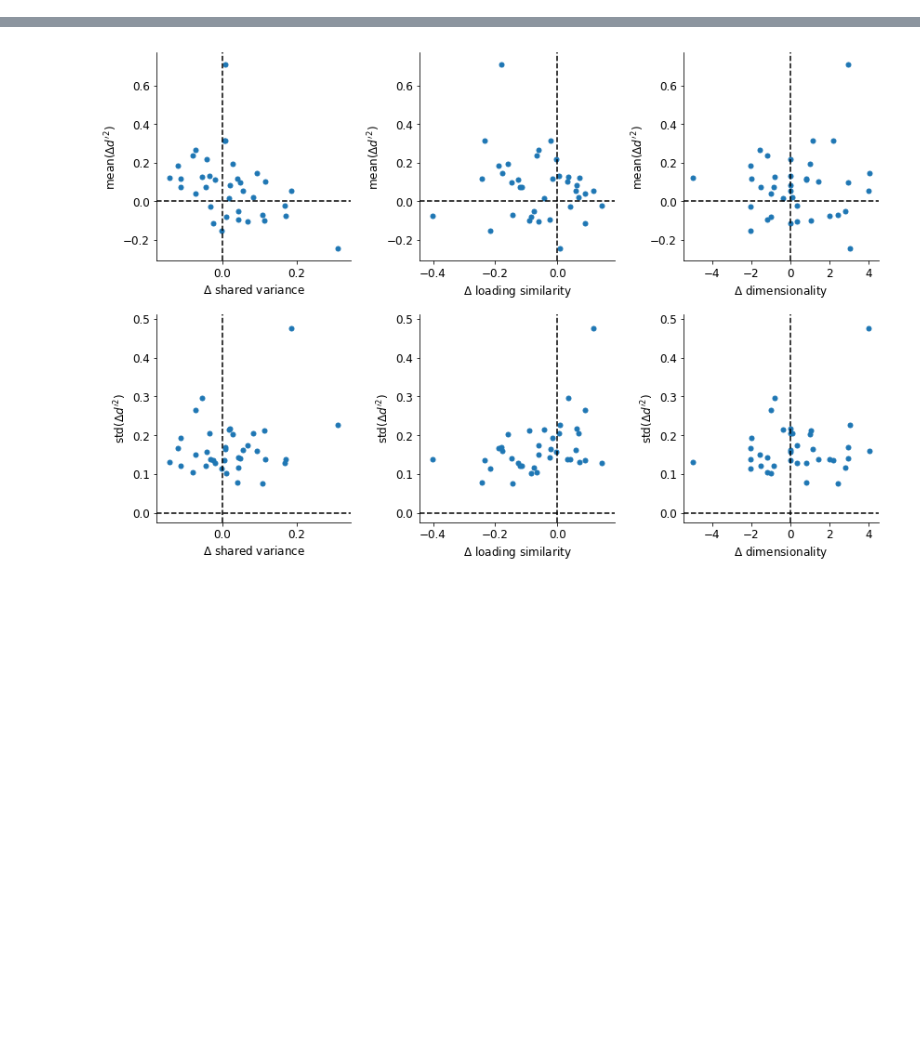
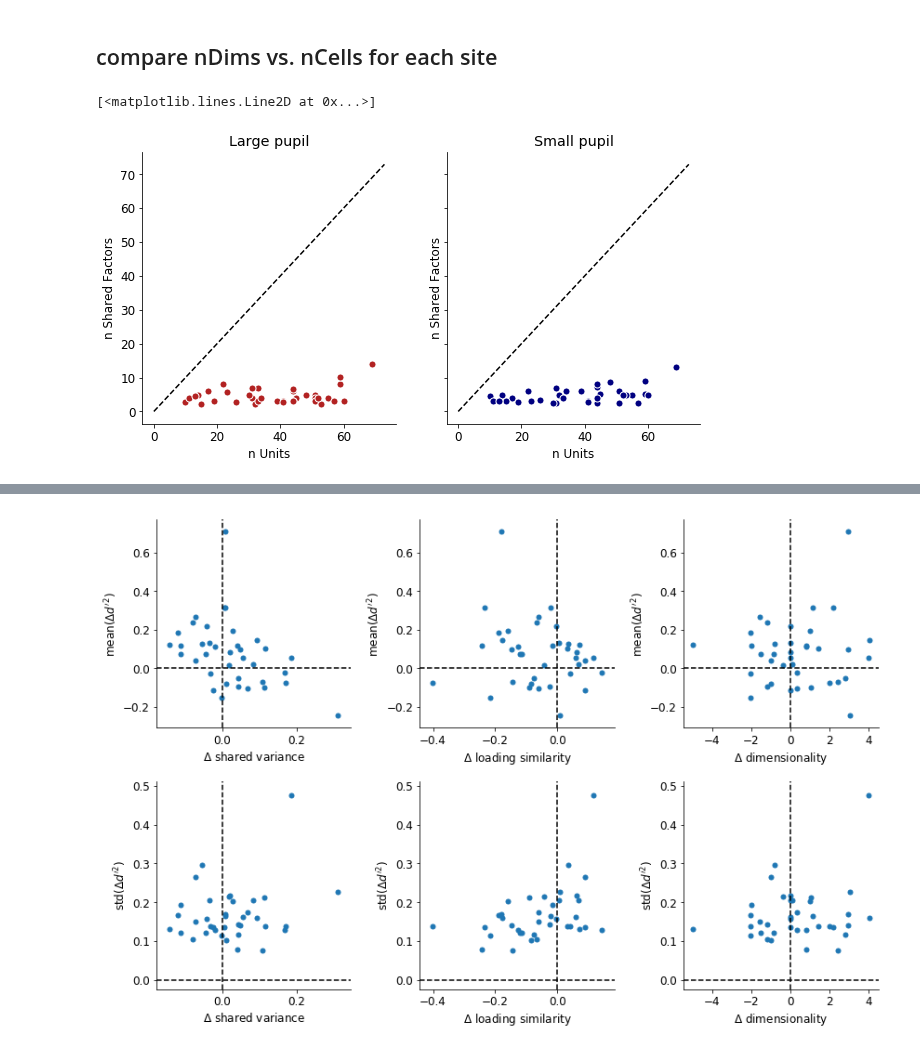
Before and after one commit to crheller/nat_pup_ms, a Jupyter notebook: FA/summary.ipynb, the cells around one changed output, grey strips where cells are left out. Saved outputs shown, nothing was run; the diff lists cells and outputs as text; code cells hidden in the pictures; blank space fills up the shorter version.

```diff
--- a/FA/summary.ipynb
+++ b/FA/summary.ipynb
@@ -60,3 +73,26 @@ Text(0.5, 1.0, 'nDim')
+# %% [markdown]
+## compare nDims vs. nCells for each site
+# %%
+mask =  [True]*len(metrics) #
+f, ax = plt.subplots(1, 2, figsize=(10, 5), sharex=True, sharey=True)
+
+ax[0].scatter(metrics[mask]["nCells"], metrics[mask]["bp_dim"], s=50, color=colors.LARGE, edgecolor="white")
+ax[0].set_ylabel("n Shared Factors")
+ax[0].set_xlabel("n Units")
+ax[0].set_title("Large pupil")
+
+ax[1].scatter(metrics[mask]["nCells"], metrics[mask]["sp_dim"], s=50, color=colors.SMALL, edgecolor="white")
+ax[1].set_ylabel("n Shared Factors")
+ax[1].set_xlabel("n Units")
+ax[1].set_title("Small pupil")
+
+ll, ul = ax[0].get_xlim()
+ll = 0
+ax[0].plot([ll, ul], [ll, ul], "k--")
+ax[1].plot([ll, ul], [ll, ul], "k--")
+# %% [output]
+[<matplotlib.lines.Line2D at 0x...>]
+[figure, added]
 # %%
 # load decoding results for faModel and for raw data
 import charlieTools.nat_sounds_ms.decoding as decoding
```
Also changed, not shown: parts of 9 cells of this notebook, 20 other files.
